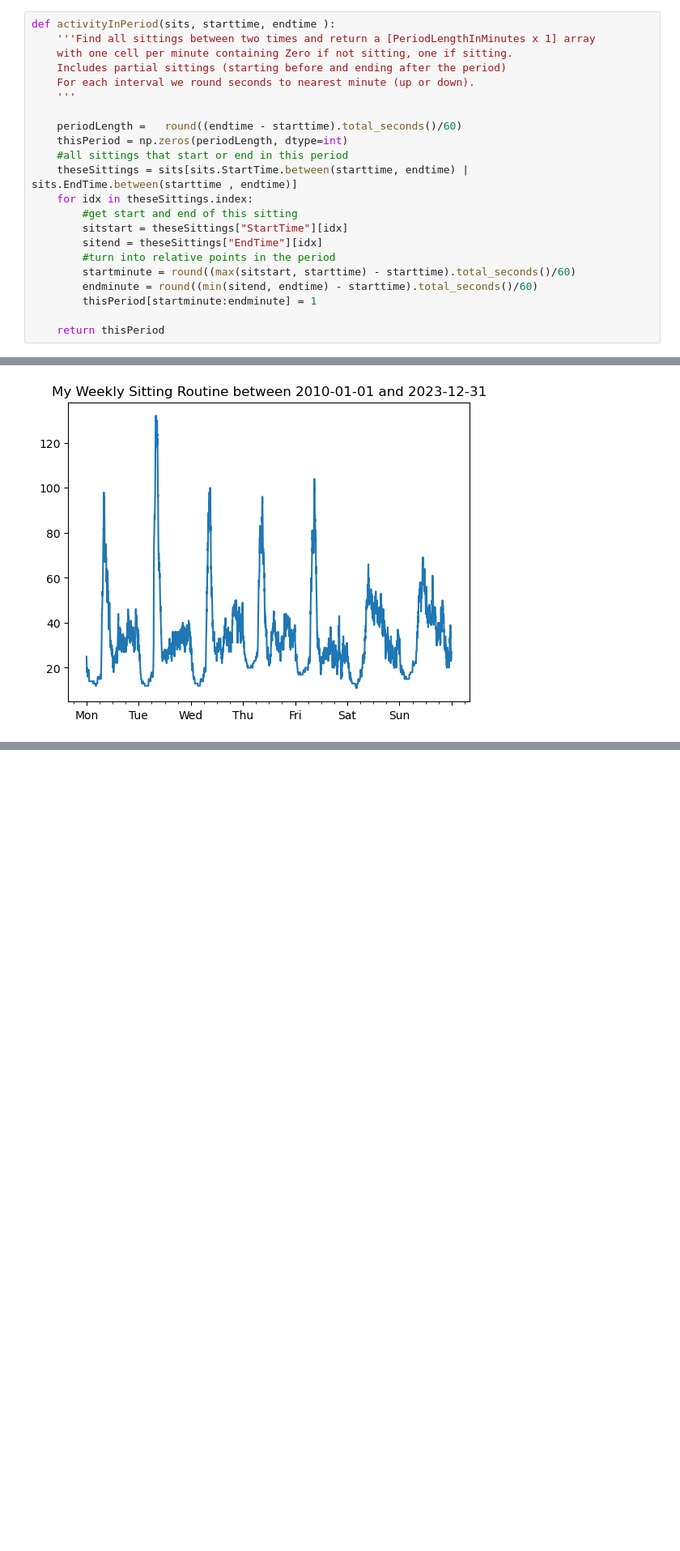
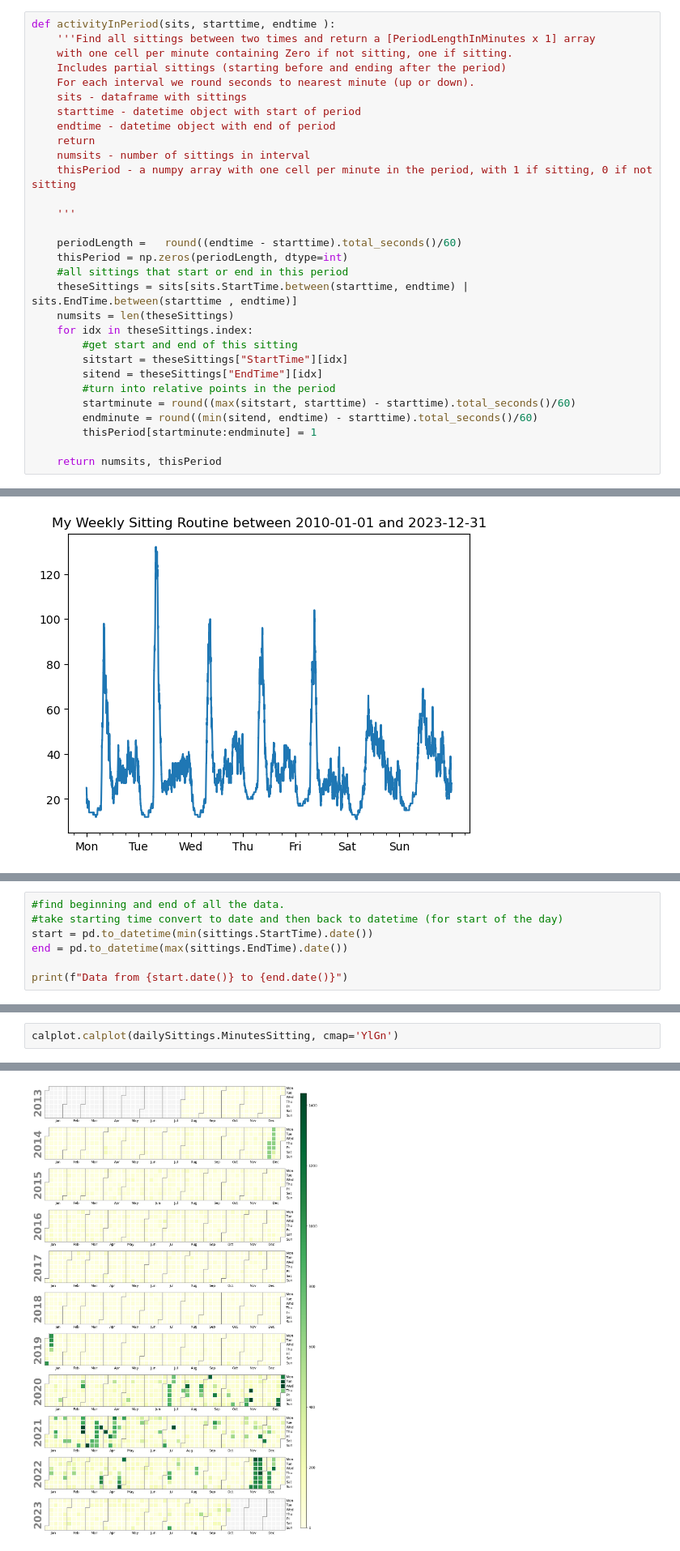
Before and after one commit to InfantLab/Meditation-Helper, a Jupyter notebook: MH+ Dataviewer.ipynb, the cells around one changed output, grey strips where cells are left out. Shown: that part at 81% size. Drawn from its saved outputs; the diff is of its cells as text; blank space fills up the shorter version.

```diff
--- a/MH+ Dataviewer.ipynb
+++ b/MH+ Dataviewer.ipynb
@@ -84,12 +85,20 @@ def activityInPeriod(sits, starttime, endtime ):
     with one cell per minute containing Zero if not sitting, one if sitting.
     Includes partial sittings (starting before and ending after the period)
     For each interval we round seconds to nearest minute (up or down).
+    sits - dataframe with sittings
+    starttime - datetime object with start of period
+    endtime - datetime object with end of period
+    return
+    numsits - number of sittings in interval
+    thisPeriod - a numpy array with one cell per minute in the period, with 1 if sitting, 0 if not sitting
+
     '''
 
     periodLength =   round((endtime - starttime).total_seconds()/60)
     thisPeriod = np.zeros(periodLength, dtype=int)
     #all sittings that start or end in this period
     theseSittings = sits[sits.StartTime.between(starttime, endtime) | sits.EndTime.between(starttime , endtime)]
+    numsits = len(theseSittings)
     for idx in theseSittings.index:
         #get start and end of this sitting
         sitstart = theseSittings["StartTime"][idx]
@@ -99,7 +108,7 @@ def activityInPeriod(sits, starttime, endtime ):
         endminute = round((min(sitend, endtime) - starttime).total_seconds()/60)
         thisPeriod[startminute:endminute] = 1
 
-    return thisPeriod
+    return numsits, thisPeriod
 # %%
 starttime = datetime.datetime(2023,10,2,0,0,0)
 endtime = datetime.datetime(2023,10,7,0,0,0)
@@ -179,0 +194,7 @@ plt.show()
+# %%
+#find beginning and end of all the data.
+#take starting time convert to date and then back to datetime (for start of the day)
+start = pd.to_datetime(min(sittings.StartTime).date())
+end = pd.to_datetime(max(sittings.EndTime).date())
+
+print(f"Data from {start.date()} to {end.date()}")
@@ -179,0 +308,3 @@ plt.show()
+# %%
+calplot.calplot(dailySittings.MinutesSitting, cmap='YlGn')
+# %% [output]
@@ -179,0 +347 @@ plt.show()
+[figure, added]
```
Also changed, not shown: parts of 13 cells of this notebook, 3 other files.
